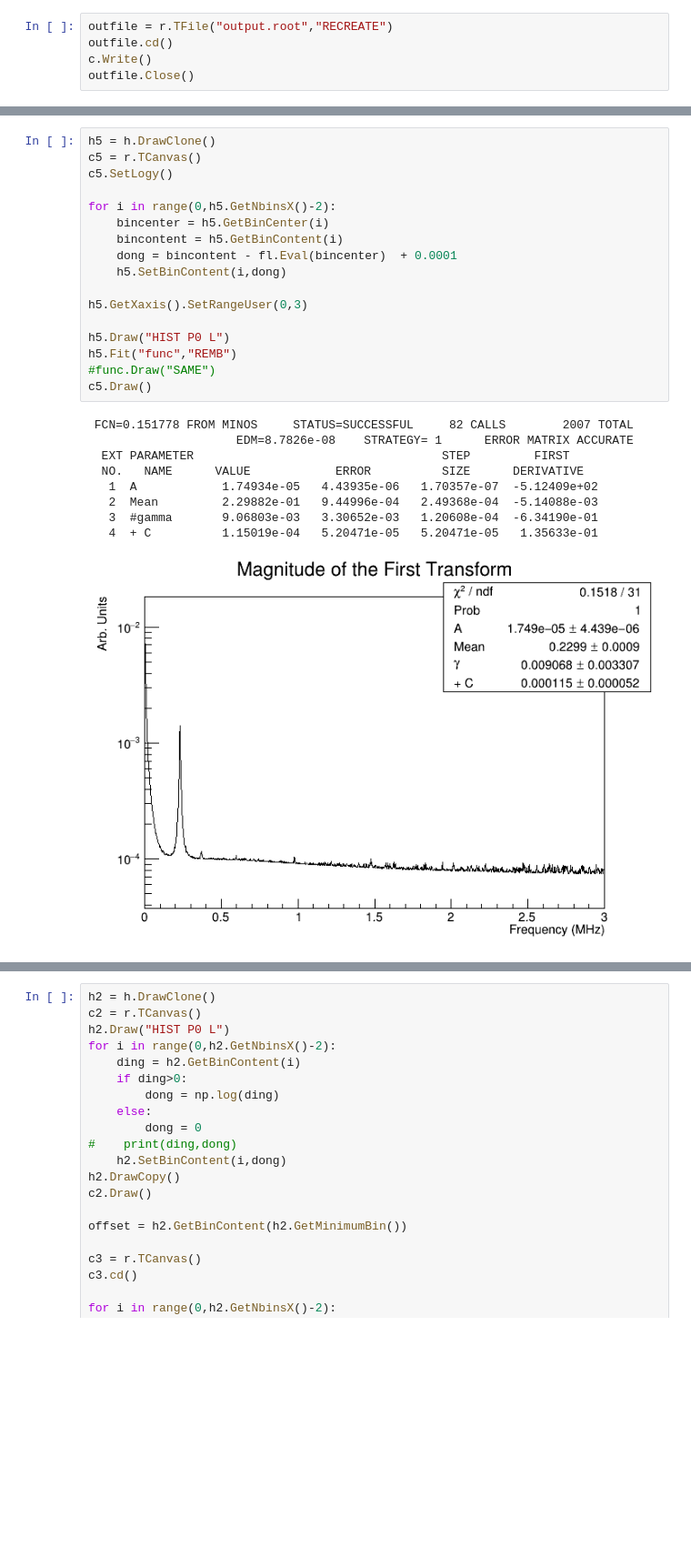
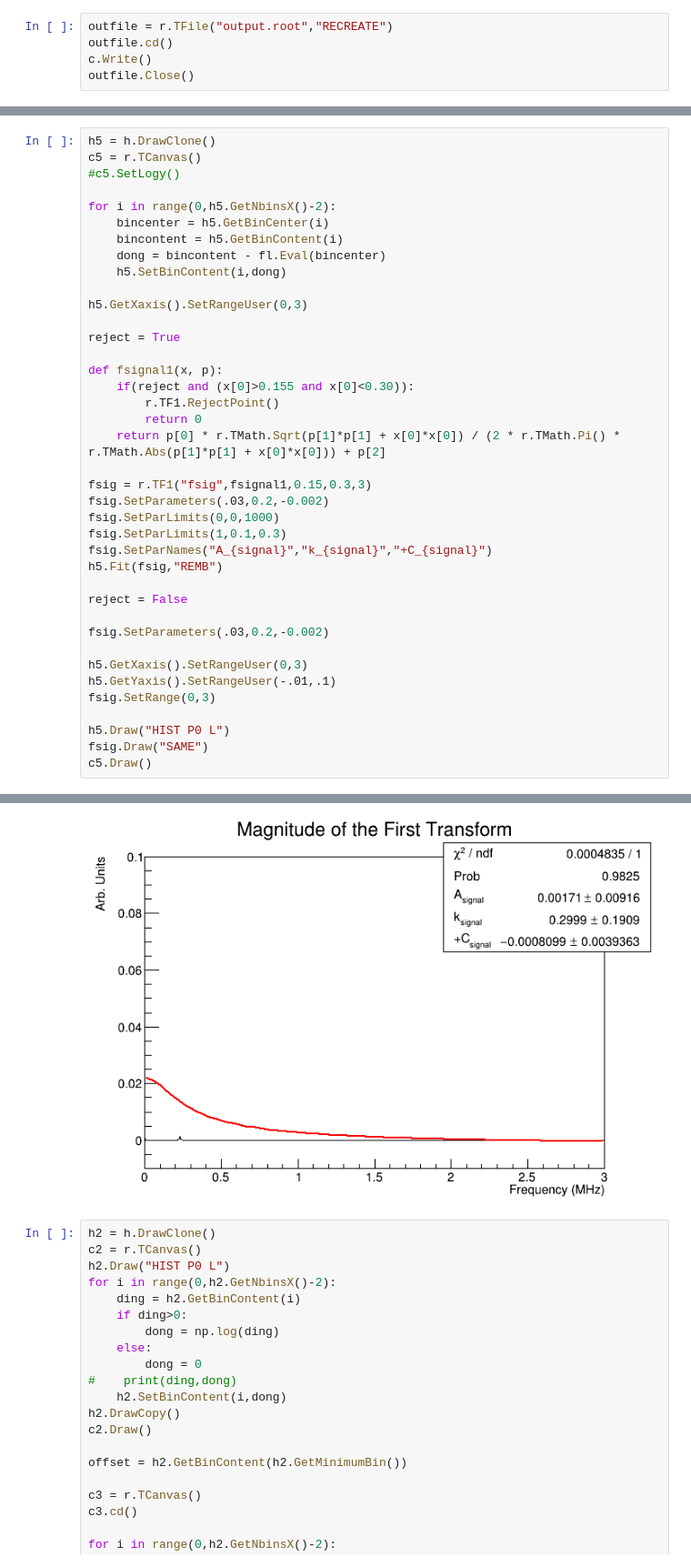
Before and after one commit to jlabounty/g-2, a Jupyter notebook: calorimeter/ComparePeakPositions.ipynb, the cells around one changed output, grey strips where cells are left out. Shown: that part at 91% size. Saved outputs shown, nothing was run; the diff lists cells and outputs as text; blank space fills up the shorter version.

```diff
--- a/calorimeter/ComparePeakPositions.ipynb
+++ b/calorimeter/ComparePeakPositions.ipynb
@@ -360,27 +374,40 @@ c4.Draw()
-# %%
-h5 = h.DrawClone()
-c5 = r.TCanvas()
-c5.SetLogy()
-
-for i in range(0,h5.GetNbinsX()-2):
-    bincenter = h5.GetBinCenter(i)
-    bincontent = h5.GetBinContent(i)
-    dong = bincontent - fl.Eval(bincenter)  + 0.0001
-    h5.SetBinContent(i,dong)
-
-h5.GetXaxis().SetRangeUser(0,3)
-
-h5.Draw("HIST P0 L")
-h5.Fit("func","REMB")
-#func.Draw("SAME")
-c5.Draw()
-# %% [output]
- FCN=0.151778 FROM MINOS     STATUS=SUCCESSFUL     82 CALLS        2007 TOTAL
-                     EDM=8.7826e-08    STRATEGY= 1      ERROR MATRIX ACCURATE
-  EXT PARAMETER                                   STEP         FIRST
-  NO.   NAME      VALUE            ERROR          SIZE      DERIVATIVE
-   1  A            1.74934e-05   4.43935e-06   1.70357e-07  -5.12409e+02
-   2  Mean         2.29882e-01   9.44996e-04   2.49368e-04  -5.14088e-03
-   3  #gamma       9.06803e-03   3.30652e-03   1.20608e-04  -6.34190e-01
-   4  + C          1.15019e-04   5.20471e-05   5.20471e-05   1.35633e-01
-[figure, removed]
+# %%
+h5 = h.DrawClone()
+c5 = r.TCanvas()
+#c5.SetLogy()
+
+for i in range(0,h5.GetNbinsX()-2):
+    bincenter = h5.GetBinCenter(i)
+    bincontent = h5.GetBinContent(i)
+    dong = bincontent - fl.Eval(bincenter)
+    h5.SetBinContent(i,dong)
+
+h5.GetXaxis().SetRangeUser(0,3)
+
+reject = True
+
+def fsignal1(x, p):
+    if(reject and (x[0]>0.155 and x[0]<0.30)):
+        r.TF1.RejectPoint()
+        return 0
+    return p[0] * r.TMath.Sqrt(p[1]*p[1] + x[0]*x[0]) / (2 * r.TMath.Pi() * r.TMath.Abs(p[1]*p[1] + x[0]*x[0])) + p[2]
+
+fsig = r.TF1("fsig",fsignal1,0.15,0.3,3)
+fsig.SetParameters(.03,0.2,-0.002)
+fsig.SetParLimits(0,0,1000)
+fsig.SetParLimits(1,0.1,0.3)
+fsig.SetParNames("A_{signal}","k_{signal}","+C_{signal}")
+h5.Fit(fsig,"REMB")
+
+reject = False
+
+fsig.SetParameters(.03,0.2,-0.002)
+
+h5.GetXaxis().SetRangeUser(0,3)
+h5.GetYaxis().SetRangeUser(-.01,.1)
+fsig.SetRange(0,3)
+
+h5.Draw("HIST P0 L")
+fsig.Draw("SAME")
+c5.Draw()
+# %% [output]
@@ -387,3 +422,4 @@ c5.Draw()
+[figure, added]
 # %%
 h2 = h.DrawClone()
 c2 = r.TCanvas()
```
Also changed, not shown: parts of 12 cells of this notebook, 3 other files.
